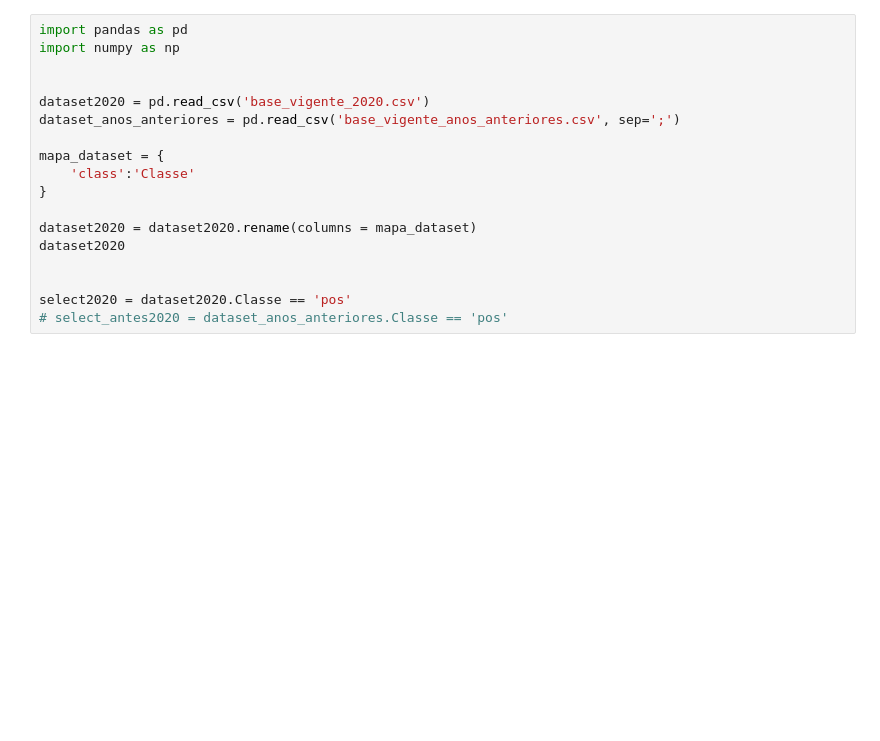
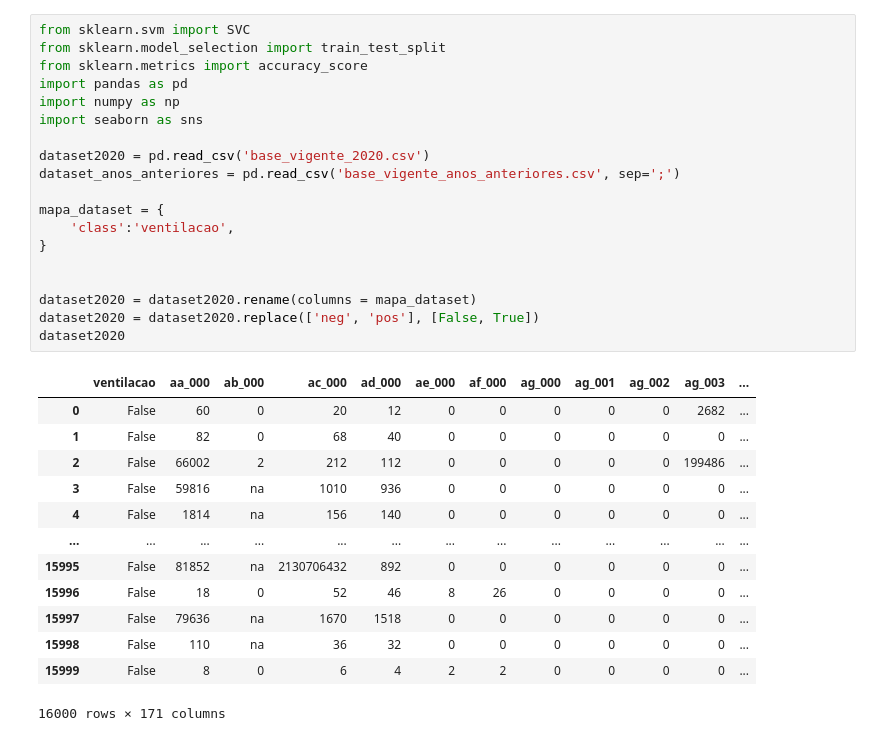
Before and after one commit to gustapfp/desafio_bix, a Jupyter notebook: desafio_bix.ipynb, the cells around one changed output. Drawn from its saved outputs; the diff is of its cells as text; blank space fills up the shorter version.

```diff
--- a/desafio_bix.ipynb
+++ b/desafio_bix.ipynb
@@ -1,20 +1,35 @@
 # %% [markdown]
 <a href="https://colab.research.google.com/github/gustapfp/desafio_bix/blob/master/desafio_bix.ipynb" target="_parent"><img src="https://colab.research.google.com/assets/colab-badge.svg" alt="Open In Colab"/></a>
 # %%
+from sklearn.svm import SVC
+from sklearn.model_selection import train_test_split
+from sklearn.metrics import accuracy_score
 import pandas as pd
 import numpy as np
-
+import seaborn as sns
 
 dataset2020 = pd.read_csv('base_vigente_2020.csv')
 dataset_anos_anteriores = pd.read_csv('base_vigente_anos_anteriores.csv', sep=';')
 
 mapa_dataset = {
-    'class':'Classe'
+    'class':'ventilacao',
 }
 
+
 dataset2020 = dataset2020.rename(columns = mapa_dataset)
+dataset2020 = dataset2020.replace(['neg', 'pos'], [False, True])
 dataset2020
-
-
-select2020 = dataset2020.Classe == 'pos'
-# select_antes2020 = dataset_anos_anteriores.Classe == 'pos'
+# %% [output]
+|  | ventilacao | aa_000 | ab_000 | ac_000 | ad_000 | ae_000 | af_000 | ag_000 | ag_001 | ag_002 | ag_003 | ... |
+| 0 | False | 60 | 0 | 20 | 12 | 0 | 0 | 0 | 0 | 0 | 2682 | ... |
+| 1 | False | 82 | 0 | 68 | 40 | 0 | 0 | 0 | 0 | 0 | 0 | ... |
+| 2 | False | 66002 | 2 | 212 | 112 | 0 | 0 | 0 | 0 | 0 | 199486 | ... |
+| 3 | False | 59816 | na | 1010 | 936 | 0 | 0 | 0 | 0 | 0 | 0 | ... |
+| 4 | False | 1814 | na | 156 | 140 | 0 | 0 | 0 | 0 | 0 | 0 | ... |
+| ... | ... | ... | ... | ... | ... | ... | ... | ... | ... | ... | ... | ... |
+| 15995 | False | 81852 | na | 2130706432 | 892 | 0 | 0 | 0 | 0 | 0 | 0 | ... |
+| 15996 | False | 18 | 0 | 52 | 46 | 8 | 26 | 0 | 0 | 0 | 0 | ... |
+| 15997 | False | 79636 | na | 1670 | 1518 | 0 | 0 | 0 | 0 | 0 | 0 | ... |
+| 15998 | False | 110 | na | 36 | 32 | 0 | 0 | 0 | 0 | 0 | 0 | ... |
+| 15999 | False | 8 | 0 | 6 | 4 | 2 | 2 | 0 | 0 | 0 | 0 | ... |
+16000 rows × 171 columns
```
Also changed, not shown: parts of 6 cells of this notebook.
